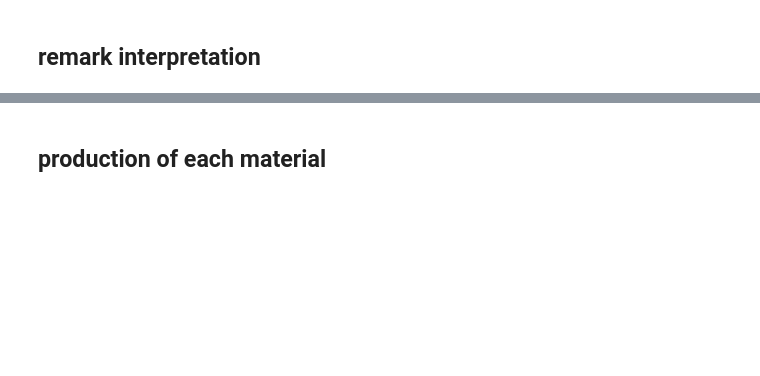
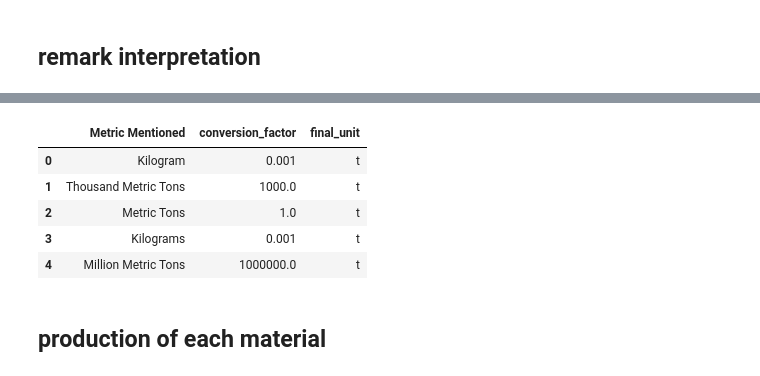
Before and after one commit to Yassmine2020/MaterialRisksSimulation, a Jupyter notebook: test_usgs/main.ipynb, the cells around one changed output, grey strips where cells are left out. Cells and saved outputs as stored; diff of their text form; code cells hidden in the pictures; blank space fills up the shorter version.

```diff
--- a/test_usgs/main.ipynb
+++ b/test_usgs/main.ipynb
@@ -637,0 +401,16 @@ metric_conversion_df = pd.read_excel('trash/sub_materials_database.xlsx', sheet_
+# %%
+metric_conversion_df = pd.read_csv('sub_materials_database.csv\sub_materials_database_metric_conversion_factor.csv')
+
+chem_compo_df = pd.read_csv('sub_materials_database.csv\sub_materials_database_sub_materials_database.csv')
+# %%
+def process_conversion_factor(value):
+    if isinstance(value, str):
+        if 'Not applicable' in value:
+            return value
+        # Extract numeric values using regex
+        match = re.search(r'([-+]?\d*\.\d+|\d+)', value)
+        if match:
+            return float(match.group())
+    return value
+
+metric_conversion_df['conversion_factor'] = metric_conversion_df['conversion_factor'].apply(process_conversion_factor)
@@ -638,3 +426,20 @@ metric_conversion_df = pd.read_excel('trash/sub_materials_database.xlsx', sheet_
+# %%
+# First, set all 'final_unit' values to 't'
+metric_conversion_df['final_unit'] = 't'
+
+# Then, update 'final_unit' to 'karat' only for 'Karat (gold)'
+metric_conversion_df.loc[metric_conversion_df['Metric Mentioned'] == 'Karat (gold)', 'final_unit'] = 'karat'
+metric_conversion_df.loc[metric_conversion_df['Metric Mentioned'] == 'Mcf (1,000 cubic feet)', 'final_unit'] = 'cubic feet'
+metric_conversion_df.loc[metric_conversion_df['Metric Mentioned'] == 'Psia', 'final_unit'] = 'P'
+# %%
+metric_conversion_df.head()
+# %% [output]
+|  | Metric Mentioned | conversion_factor | final_unit |
+| 0 | Kilogram | 0.001 | t |
+| 1 | Thousand Metric Tons | 1000.0 | t |
+| 2 | Metric Tons | 1.0 | t |
+| 3 | Kilograms | 0.001 | t |
+| 4 | Million Metric Tons | 1000000.0 | t |
 # %%
 import pandas as pd
 import shutil
```
Also changed, not shown: parts of 76 cells of this notebook, 25 other files.
